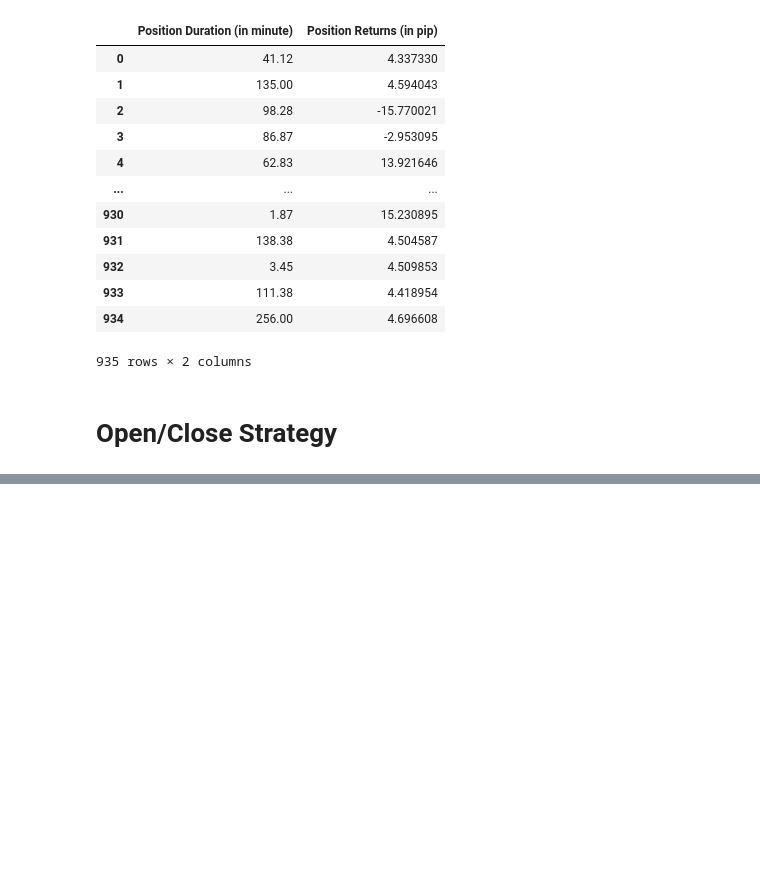
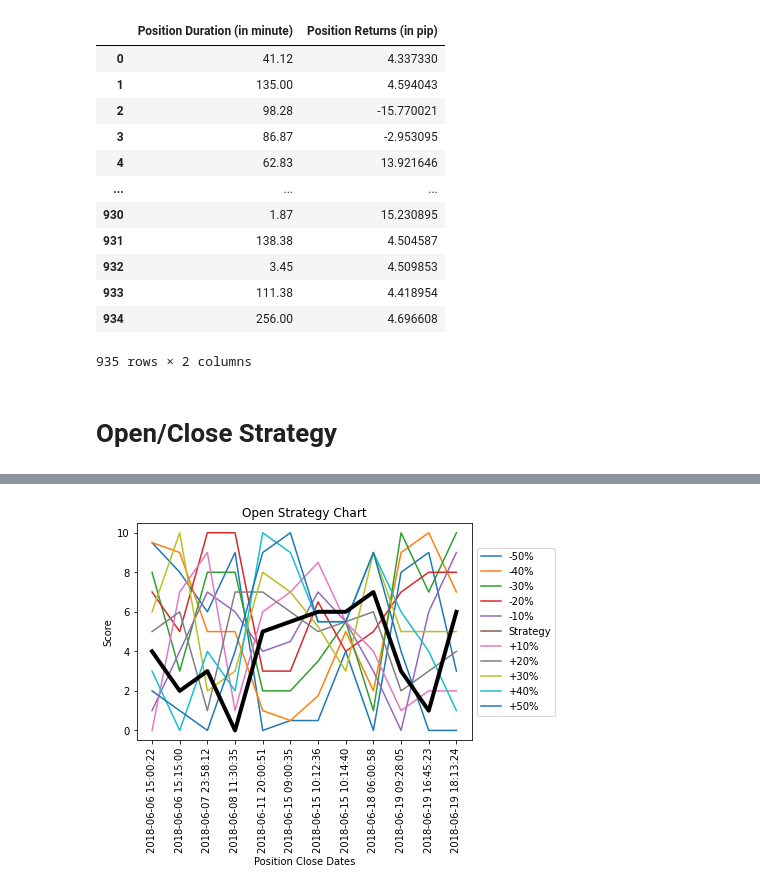
Before and after one commit to adaji/TraderEvaluation, a Jupyter notebook: TestNote.ipynb, the cells around one changed output, grey strips where cells are left out. Drawn from its saved outputs; the diff is of its cells as text; code cells hidden in the pictures; blank space fills up the shorter version.

Commit message:
Adding decorator. Changing open/close calculations.

```diff
--- a/TestNote.ipynb
+++ b/TestNote.ipynb
@@ -112,2 +112,2 @@ df.shape
 # %%
-os_cs= OS_CS(df.loc[:10])
+os_cs= OS_CS(df.loc[:15])
@@ -309,0 +154,4 @@ plt.show()
+# %%
+os_cs.plot_open_strategy
+# %% [output]
+[figure, added]
```
Also changed, not shown: parts of 33 cells of this notebook, 1 other file.
